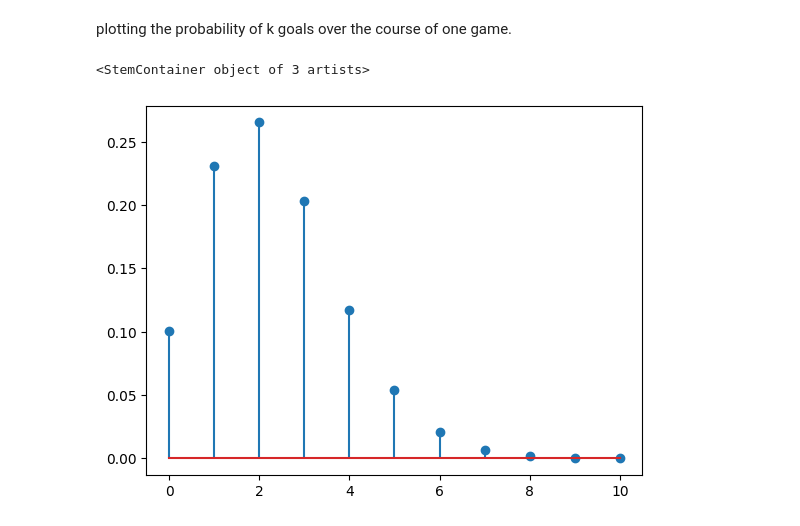
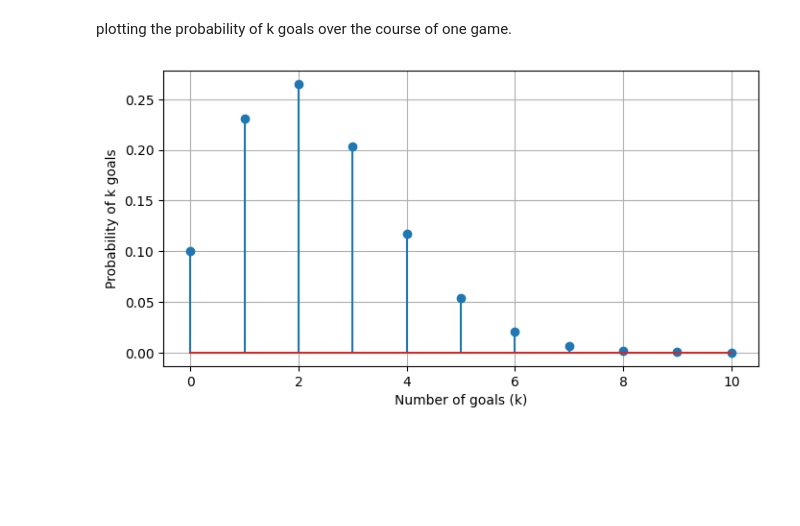
Before and after one commit to Esalsac/lab-discrete-probability-distributions-en, a Jupyter notebook: your-code/main.ipynb, the cells around one changed output. Cells and saved outputs as stored; diff of their text form; code cells hidden in the pictures; blank space fills up the shorter version.

Commit message:
First submission of discrete probability distributions lab

```diff
--- a/your-code/main.ipynb
+++ b/your-code/main.ipynb
@@ -167,7 +168,12 @@ np.float64(0.053775025581946814)
 # %% [markdown]
 plotting the probability of k goals over the course of one game.
 # %%
+plt.figure(figsize=(8, 4))
 plt.stem(np.arange(0,11),stats.poisson.pmf(np.arange(0,11),2.3))
+plt.xticks(np.arange(0,11,2))
+plt.xlabel("Number of goals (k)")
+plt.ylabel("Probability of k goals")
+plt.grid(True)
+plt.show()
 # %% [output]
-<StemContainer object of 3 artists>
-[figure, old version]
+[figure, new version]
```
Also changed, not shown: parts of 4 cells of this notebook.
